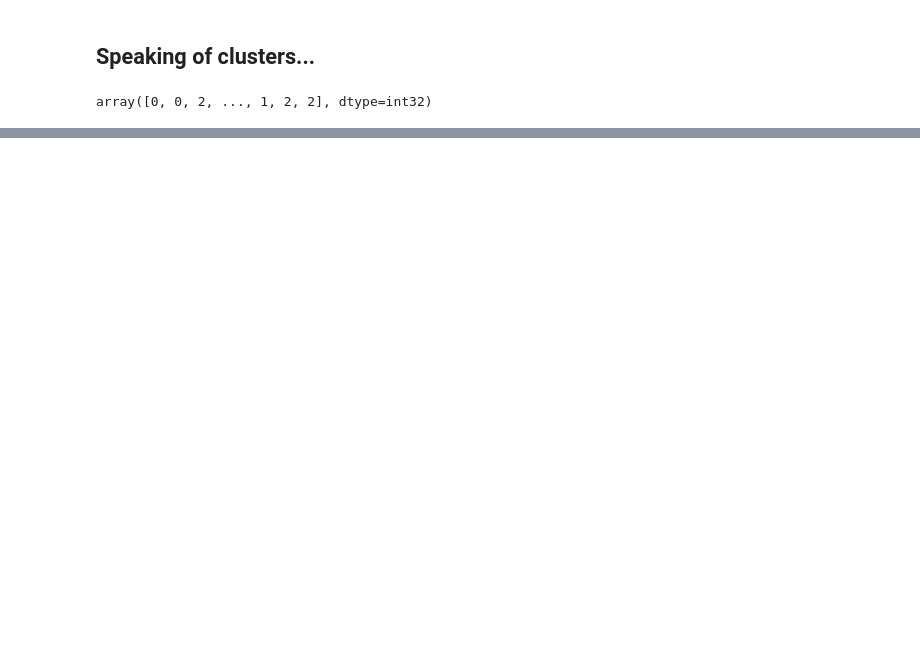
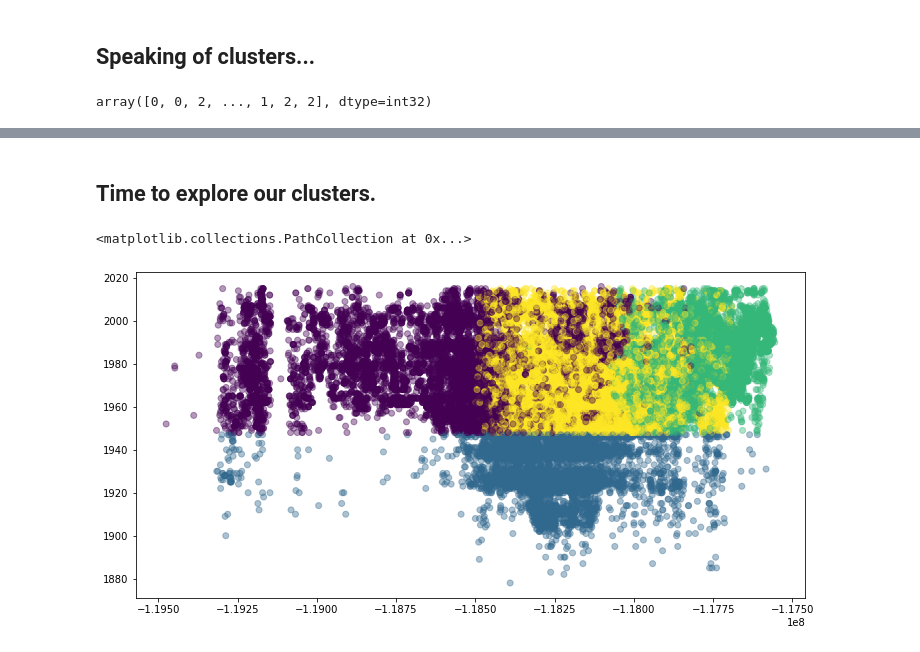
Before and after one commit to TeamOneCluster/ClusterProject, a Jupyter notebook: bts-explore.ipynb, the cells around one changed output, grey strips where cells are left out. Saved outputs shown, nothing was run; the diff lists cells and outputs as text; code cells hidden in the pictures; blank space fills up the shorter version.

Commit message:
Updating workflow. Tested new clusters on OLS model.

```diff
--- a/bts-explore.ipynb
+++ b/bts-explore.ipynb
@@ -813,0 +772,4 @@ train[train.age_bins == 0].describe().T
+# %%
+train['age_bins'] = pd.cut(train.yearbuilt, 2, labels=False)
+X_train['age_bins'] = pd.cut(train.yearbuilt, 2, labels=False)
+X_train_scaled['age_bins'] = pd.cut(train.yearbuilt, 2, labels=False)
@@ -909,3 +909,5 @@ X = X_train_scaled[['latitude','longitude','yearbuilt']]
+# %%
+X = X_train_scaled[['latitude','longitude','age_bins']]
 # %%
 # Create the KMeans object with three clusters.
 kmeans = KMeans(n_clusters=3)
@@ -1013,2 +921,0 @@ Text(0.5, 1.0, 'Visualizing Cluster Centers')
-# %%
-X_train['cluster'] = kmeans.predict(X_train)
@@ -1043,2 +921,0 @@ def create_cluster(df, X, k):
-# %%
-train, X_scaled, scaler, kmeans, centroids = create_cluster(train, X_train, 3)
@@ -1044,0 +1012,9 @@ train, X_scaled, scaler, kmeans, centroids = create_cluster(train, X_train, 3)
+# %% [markdown]
+## Time to explore our clusters.
+# %%
+plt.figure(figsize=(12,6))
+#plt.scatter(y=X_train.latitude, x=X_train.longitude, c=X_train.cluster, alpha=.4)
+plt.scatter(y=X_train.yearbuilt, x=X_train.longitude, c=X_train.cluster, alpha=.4)
+# %% [output]
+<matplotlib.collections.PathCollection at 0x...>
+[figure, added]
```
Also changed, not shown: parts of 85 cells of this notebook.
